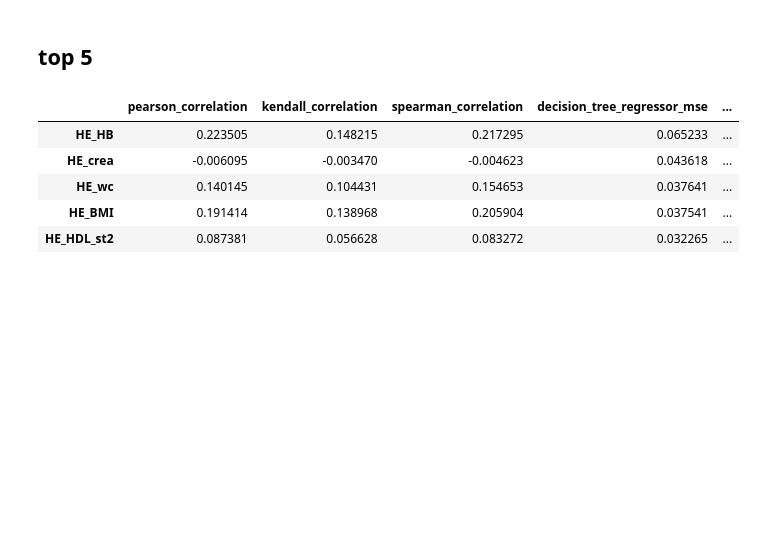
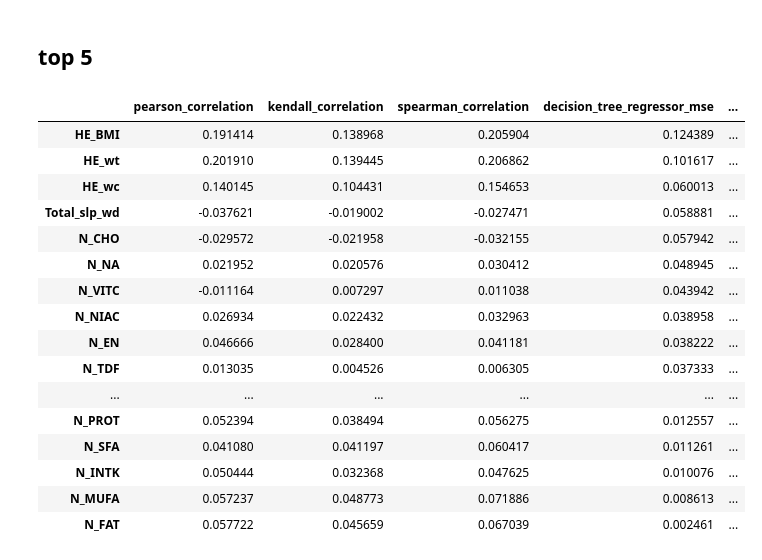
Before and after one commit to zoot0134/kdata_project_2018, a Jupyter notebook: DecisionTreeClassifier_to_pdf_accuracyRate_6(LEE).ipynb, the cells around one changed output. Saved outputs shown, nothing was run; the diff lists cells and outputs as text; code cells hidden in the pictures; blank space fills up the shorter version.

```diff
--- a/DecisionTreeClassifier_to_pdf_accuracyRate_6(LEE).ipynb
+++ b/DecisionTreeClassifier_to_pdf_accuracyRate_6(LEE).ipynb
@@ -1432,41 +1434,45 @@ writer.save()
 # %% [markdown]
 # Feature 선정 후 DT, RF 적용
 # %%
-'''
 feature_importances_df = pd.DataFrame(one_hot_df, columns=[
     one_hot_df.HE_MAP.name ,
     one_hot_df.HE_BMI.name ,
     one_hot_df.HE_wc.name ,
     one_hot_df.HE_wt.name ,
     one_hot_df.N_B1.name ,
+
     one_hot_df.N_B2.name ,
     one_hot_df.N_CA.name ,
     one_hot_df.N_CAROT.name ,
     one_hot_df.N_CHO.name ,
     one_hot_df.N_CHOL.name ,
+
     one_hot_df.N_EN.name ,
     one_hot_df.N_FAT.name ,
     one_hot_df.N_FE.name ,
     one_hot_df.N_INTK.name ,
     one_hot_df.N_K.name ,
+
     one_hot_df.N_MUFA.name ,
     one_hot_df.N_N3.name ,
     one_hot_df.N_N6.name ,
     one_hot_df.N_NA.name ,
     one_hot_df.N_NIAC.name ,
+
     one_hot_df.N_PHOS.name ,
     one_hot_df.N_PROT.name ,
     one_hot_df.N_RETIN.name ,
     one_hot_df.N_SFA.name ,
     one_hot_df.N_TDF.name ,
+
     one_hot_df.N_VA.name ,
     one_hot_df.N_VA_RAE.name ,
     one_hot_df.N_VITC.name ,
     one_hot_df.N_WATER.name ,
     one_hot_df.Total_slp_wd.name ,
+
     one_hot_df.Total_slp_wk.name
 ])
-'''
-feature_importances_df = pd.DataFrame(one_hot_df, columns=[one_hot_df.HE_MAP.name] + top_73.index.tolist())
-feature_importances_df.head()
+#feature_importances_df = pd.DataFrame(one_hot_df, columns=[one_hot_df.HE_MAP.name] + top_73.index.tolist())
+feature_importances_df
 # %% [output]
@@ -1513,12 +1532,23 @@ score_fi_df['random_forest_regressor_mse'] = pd.Series(rfr_fi_model.feature_impo
 # %% [markdown]
 ## top 5
 # %%
-score_fi_df.sort_values(by=[score_fi_df.decision_tree_regressor_mse.name], ascending=False).head()
+score_fi_df.sort_values(by=[score_fi_df.decision_tree_regressor_mse.name], ascending=False)
 # %% [output]
 |  | pearson_correlation | kendall_correlation | spearman_correlation | decision_tree_regressor_mse | ... |
-| HE_HB | 0.223505 | 0.148215 | 0.217295 | 0.065233 | ... |
-| HE_crea | -0.006095 | -0.003470 | -0.004623 | 0.043618 | ... |
-| HE_wc | 0.140145 | 0.104431 | 0.154653 | 0.037641 | ... |
-| HE_BMI | 0.191414 | 0.138968 | 0.205904 | 0.037541 | ... |
-| HE_HDL_st2 | 0.087381 | 0.056628 | 0.083272 | 0.032265 | ... |
+| HE_BMI | 0.191414 | 0.138968 | 0.205904 | 0.124389 | ... |
+| HE_wt | 0.201910 | 0.139445 | 0.206862 | 0.101617 | ... |
+| HE_wc | 0.140145 | 0.104431 | 0.154653 | 0.060013 | ... |
+| Total_slp_wd | -0.037621 | -0.019002 | -0.027471 | 0.058881 | ... |
+| N_CHO | -0.029572 | -0.021958 | -0.032155 | 0.057942 | ... |
+| N_NA | 0.021952 | 0.020576 | 0.030412 | 0.048945 | ... |
+| N_VITC | -0.011164 | 0.007297 | 0.011038 | 0.043942 | ... |
+| N_NIAC | 0.026934 | 0.022432 | 0.032963 | 0.038958 | ... |
+| N_EN | 0.046666 | 0.028400 | 0.041181 | 0.038222 | ... |
+| N_TDF | 0.013035 | 0.004526 | 0.006305 | 0.037333 | ... |
+| ... | ... | ... | ... | ... | ... |
+| N_PROT | 0.052394 | 0.038494 | 0.056275 | 0.012557 | ... |
+| N_SFA | 0.041080 | 0.041197 | 0.060417 | 0.011261 | ... |
+| N_INTK | 0.050444 | 0.032368 | 0.047625 | 0.010076 | ... |
+| N_MUFA | 0.057237 | 0.048773 | 0.071886 | 0.008613 | ... |
+| N_FAT | 0.057722 | 0.045659 | 0.067039 | 0.002461 | ... |
 # %%
```
Also changed, not shown: parts of 15 cells of this notebook.
